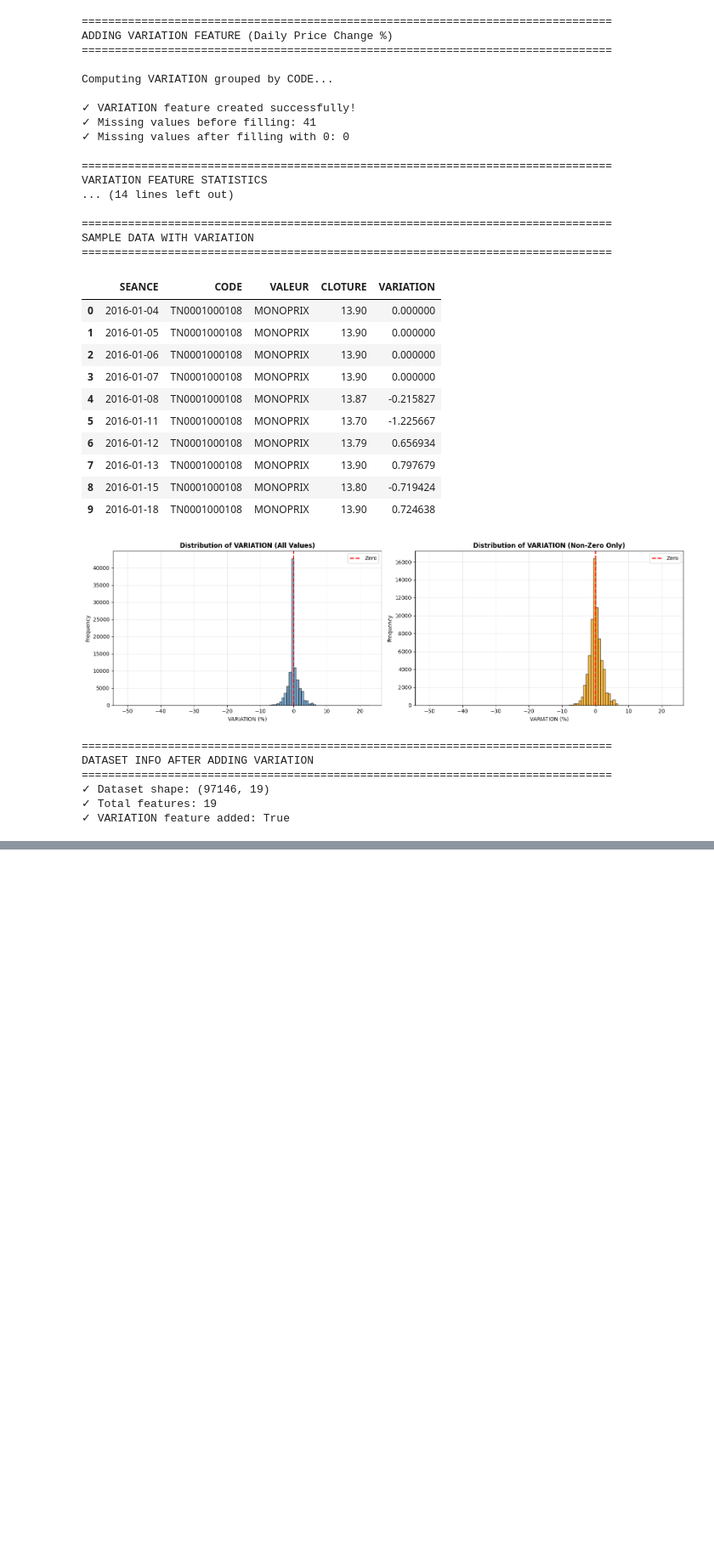
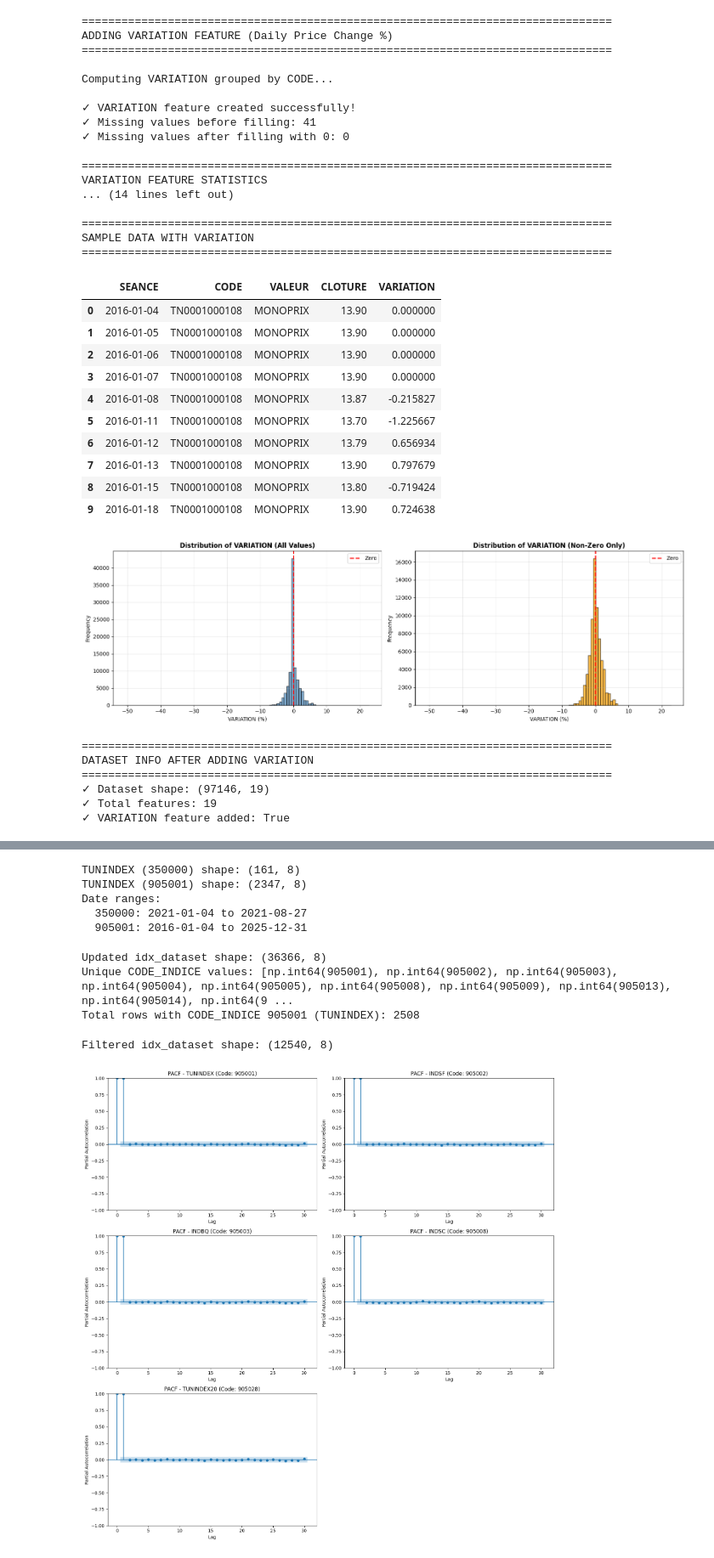
Before and after one commit to YassineBen-Yahia/TuniTrAIde, a Jupyter notebook: Forecasting/forecasting_notebook.ipynb, the cells around one changed output, grey strips where cells are left out. Shown at 85% size. Drawn from its saved outputs; the diff is of its cells as text; code cells hidden in the pictures; blank space fills up the shorter version.

Commit message:
Indices feature engineering

```diff
--- a/Forecasting/forecasting_notebook.ipynb
+++ b/Forecasting/forecasting_notebook.ipynb
@@ -4330,0 +4485,4 @@ dataset.head()
+# %%
+target_indices_labels = ['TUNINDEX', 'TUNINDEX20', 'TUNFIN', 'TUNBANQ', 'TUNSAC']
+target_indices_codes = idx_dataset[idx_dataset['LIB_INDICE'].isin(target_indices_labels)]['CODE_INDICE'].unique().tolist()
+print(f"Target indices codes: {target_indices_codes}")
@@ -4330,0 +4491,4 @@ dataset.head()
+# %%
+for code in target_indices_codes:
+    names = idx_dataset[idx_dataset['CODE_INDICE'] == code]['LIB_INDICE'].unique().tolist()
+    print(f"CODE_INDICE: {code} corresponds to LIB_INDICE: {names}")
@@ -4330,0 +4502,67 @@ dataset.head()
+# %%
+first_tunindex = idx_dataset[idx_dataset['CODE_INDICE'] == 350000 ]
+second_tunindex = idx_dataset[idx_dataset['CODE_INDICE'] == 905001 ]
+print(f"TUNINDEX (350000) shape: {first_tunindex.shape}")
+print(f"TUNINDEX (905001) shape: {second_tunindex.shape}")
+print("Date ranges:")
+print(f"  350000: {first_tunindex['SEANCE'].min().date()} to {first_tunindex['SEANCE'].max().date()}")
+print(f"  905001: {second_tunindex['SEANCE'].min().date()} to {second_tunindex['SEANCE'].max().date()}")
+# %% [output]
+TUNINDEX (350000) shape: (161, 8)
+TUNINDEX (905001) shape: (2347, 8)
+Date ranges:
+  350000: 2021-01-04 to 2021-08-27
+  905001: 2016-01-04 to 2025-12-31
+# %%
+idx_dataset.loc[idx_dataset['CODE_INDICE'] == 350000, 'CODE_INDICE'] = 905001
+
+print(f"Updated idx_dataset shape: {idx_dataset.shape}")
+print(f"Unique CODE_INDICE values: {sorted(idx_dataset['CODE_INDICE'].unique())}")
+
+# Verify the change
+tunindex_count = len(idx_dataset[idx_dataset['CODE_INDICE'] == 905001])
+print(f"Total rows with CODE_INDICE 905001 (TUNINDEX): {tunindex_count}")
+# %% [output]
+Updated idx_dataset shape: (36366, 8)
+Unique CODE_INDICE values: [np.int64(905001), np.int64(905002), np.int64(905003), np.int64(905004), np.int64(905005), np.int64(905008), np.int64(905009), np.int64(905013), np.int64(905014), np.int64(9 ...
+Total rows with CODE_INDICE 905001 (TUNINDEX): 2508
+# %%
+idx_dataset = idx_dataset[idx_dataset['CODE_INDICE'].isin(target_indices_codes)].copy()
+print(f"Filtered idx_dataset shape: {idx_dataset.shape}")
+# %% [output]
+Filtered idx_dataset shape: (12540, 8)
+# %%
+# Plot PACF for each index
+unique_codes = idx_dataset['CODE_INDICE'].unique()
+n_plots = len(unique_codes)
+cols = 2
+rows = math.ceil(n_plots / cols)
+
+fig, axes = plt.subplots(rows, cols, figsize=(15, 5*rows))
+axes = axes.flatten()
+
+for i, code in enumerate(unique_codes):
+    # Get data for specific index
+    subset = idx_dataset[idx_dataset['CODE_INDICE'] == code].sort_values('SEANCE')
+
+    # Get index name for title
+    idx_name = subset['LIB_INDICE'].iloc[0]
+
+    # Plot PACF on INDICE_JOUR
+    clean_series = subset['INDICE_JOUR'].dropna()
+
+    if len(clean_series) > 0:
+        plot_pacf(clean_series, lags=30, ax=axes[i], method='ywm', title=f'PACF - {idx_name} (Code: {code})')
+        axes[i].set_xlabel('Lag')
+        axes[i].set_ylabel('Partial Autocorrelation')
+    else:
+        axes[i].text(0.5, 0.5, 'Not enough data', ha='center')
+
+# Hide unused subplots
+for j in range(i+1, len(axes)):
+    axes[j].axis('off')
+
+plt.tight_layout()
+plt.show()
+# %% [output]
+[figure, added]
```
Also changed, not shown: parts of 20 cells of this notebook.
